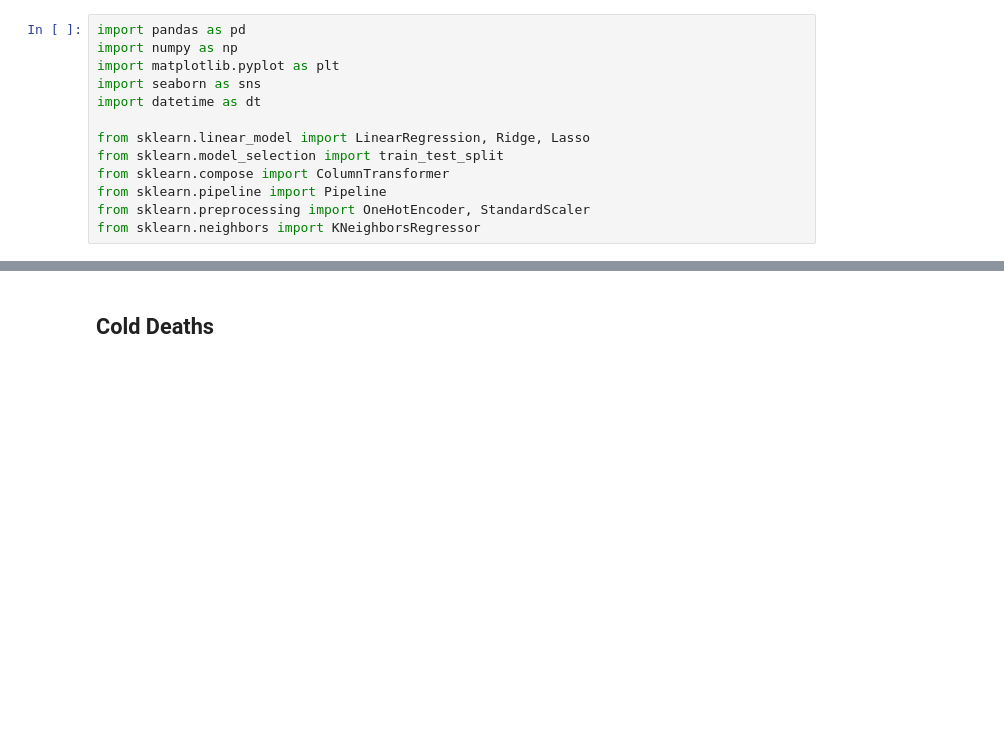
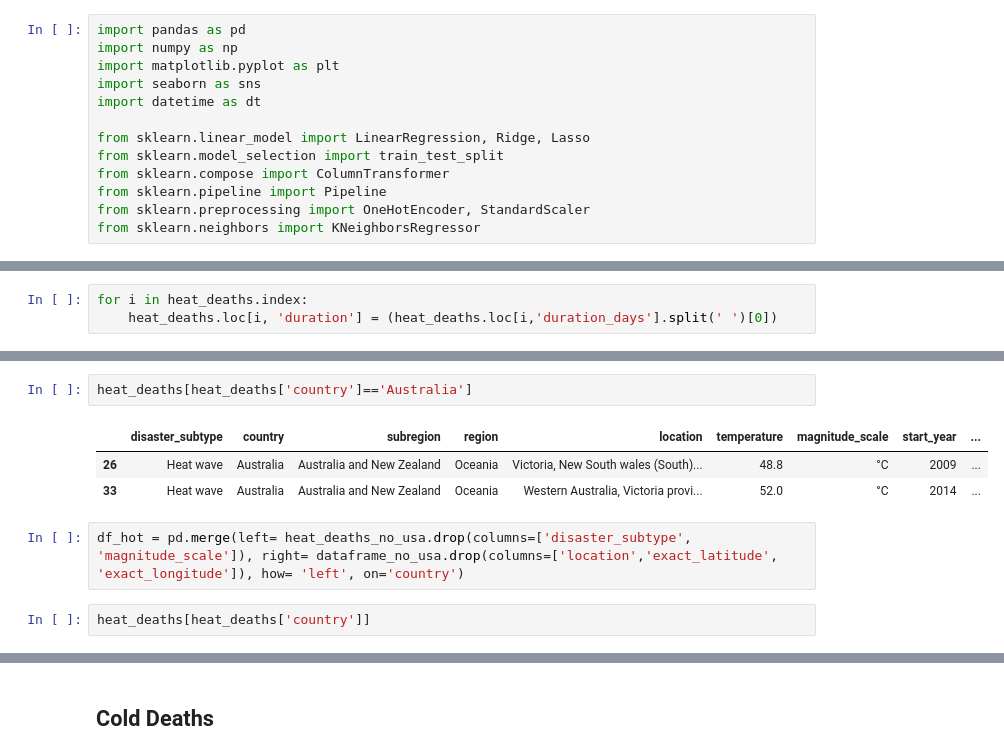
Before and after one commit to erindepree/project4, a Jupyter notebook: code/erin_model.ipynb, the cells around one changed output, grey strips where cells are left out. Saved outputs shown, nothing was run; the diff lists cells and outputs as text; blank space fills up the shorter version.

```diff
--- a/code/erin_model.ipynb
+++ b/code/erin_model.ipynb
@@ -15,0 +52,3 @@ from sklearn.neighbors import KNeighborsRegressor
+# %%
+for i in heat_deaths.index:
+    heat_deaths.loc[i, 'duration'] = (heat_deaths.loc[i,'duration_days'].split(' ')[0])
@@ -15,0 +70,10 @@ from sklearn.neighbors import KNeighborsRegressor
+# %%
+heat_deaths[heat_deaths['country']=='Australia']
+# %% [output]
+|  | disaster_subtype | country | subregion | region | location | temperature | magnitude_scale | start_year | ... |
+| 26 | Heat wave | Australia | Australia and New Zealand | Oceania | Victoria, New South wales (South)... | 48.8 | °C | 2009 | ... |
+| 33 | Heat wave | Australia | Australia and New Zealand | Oceania | Western Australia, Victoria provi... | 52.0 | °C | 2014 | ... |
+# %%
+df_hot = pd.merge(left= heat_deaths_no_usa.drop(columns=['disaster_subtype', 'magnitude_scale']), right= dataframe_no_usa.drop(columns=['location','exact_latitude', 'exact_longitude']), how= 'left', on='country')
+# %%
+heat_deaths[heat_deaths['country']]
```
Also changed, not shown: parts of 11 cells of this notebook, 2 other files.
